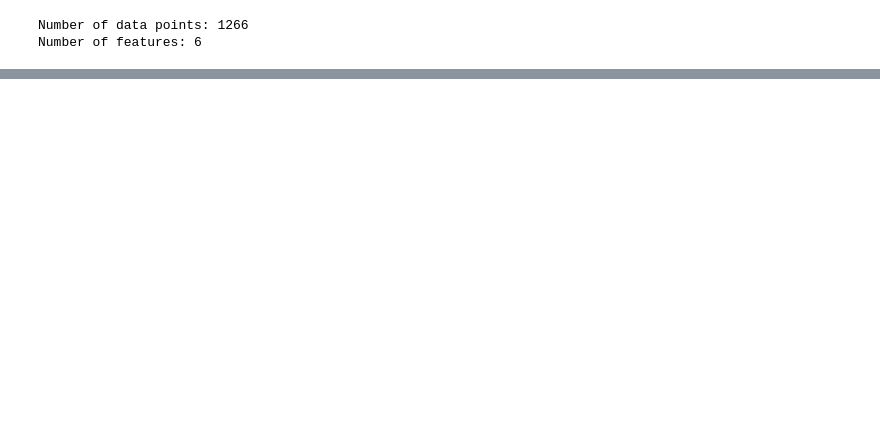
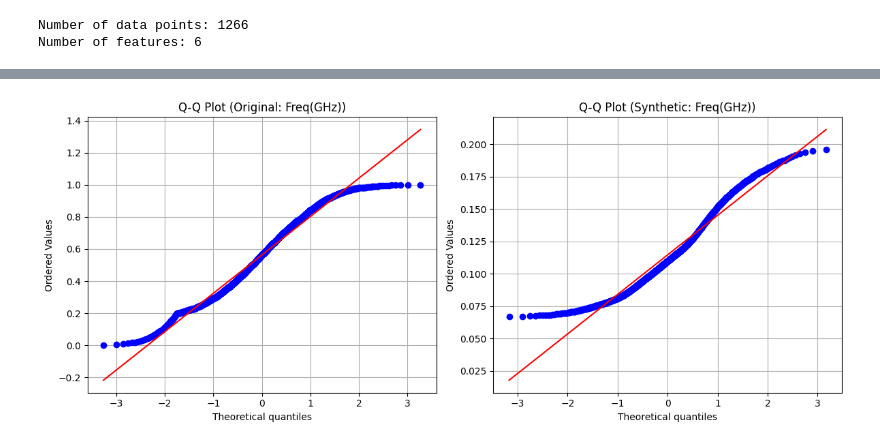
Before and after one commit to aaronsouza/VAE-SynDataAn, a Jupyter notebook: VAE.ipynb, the cells around one changed output, grey strips where cells are left out. Saved outputs shown, nothing was run; the diff lists cells and outputs as text; code cells hidden in the pictures; blank space fills up the shorter version.

```diff
--- a/VAE.ipynb
+++ b/VAE.ipynb
@@ -404,0 +428,22 @@ plt.show()
+# %%
+feature_name = 'Freq(GHz)'  # Replace with your feature name
+original_feature = norm_df[feature_name]
+synthetic_feature = synth_data[feature_name]
+# %%
+# Create a figure with two subplots (original vs. synthetic)
+fig, (ax1, ax2) = plt.subplots(1, 2, figsize=(12, 5))
+
+# Q-Q plot for original data vs. normal distribution
+stats.probplot(original_feature, dist="norm", plot=ax1)
+ax1.set_title(f'Q-Q Plot (Original: {feature_name})')
+ax1.grid(True)
+
+# Q-Q plot for synthetic data vs. normal distribution
+stats.probplot(synthetic_feature, dist="norm", plot=ax2)
+ax2.set_title(f'Q-Q Plot (Synthetic: {feature_name})')
+ax2.grid(True)
+
+plt.tight_layout()
+plt.show()
+# %% [output]
+[figure, added]
```
Also changed, not shown: parts of 22 cells of this notebook.
